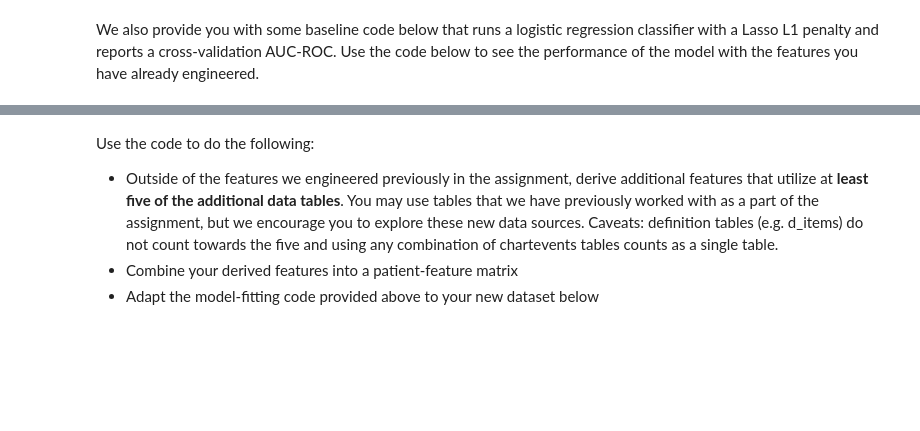
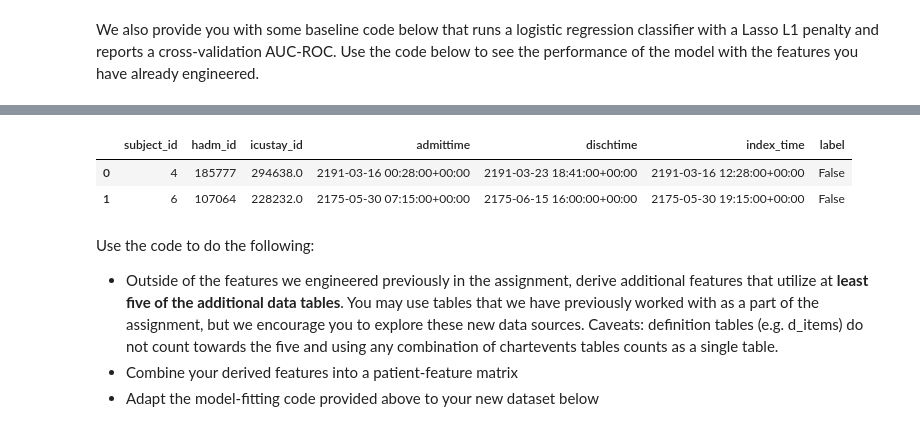
Before and after one commit to nick-allen21/BMDS215, a Jupyter notebook: A4/A4-Python.ipynb, the cells around one changed output, grey strips where cells are left out. Cells and saved outputs as stored; diff of their text form; code cells hidden in the pictures; blank space fills up the shorter version.

```diff
--- a/A4/A4-Python.ipynb
+++ b/A4/A4-Python.ipynb
@@ -109,7 +114,7 @@ Once you have downloaded and unzipped the data, you should see the following `7`
 **Specify the location of the folder containing the data in the following cells:**
 # %%
 # Specify the path to the folder containing the data files
-data_dir = "../../215data/A4_data" # <-- TODO: You will need to change this path
+data_dir = "/Users/nickallen/Documents/GitHub/BMDS215/A4/data"
 # %%
 # Run this cell to make sure all of the files are in the specified folder
 expected_file_list = ["cohort_labels.csv", "ADMISSIONS.csv", "DIAGNOSES_ICD.csv", "notes_small_cohort_v2.csv", "snomed_ct_isaclosure.csv", "snomed_ct_str_cui.csv","vitals_small_cohort.csv"]
@@ -679,3 +817,9 @@ fit_model(joined, shock_labels)
+# %%
+shock_labels.head(2)
+# %% [output]
+|  | subject_id | hadm_id | icustay_id | admittime | dischtime | index_time | label |
+| 0 | 4 | 185777 | 294638.0 | 2191-03-16 00:28:00+00:00 | 2191-03-23 18:41:00+00:00 | 2191-03-16 12:28:00+00:00 | False |
+| 1 | 6 | 107064 | 228232.0 | 2175-05-30 07:15:00+00:00 | 2175-06-15 16:00:00+00:00 | 2175-05-30 19:15:00+00:00 | False |
 # %% [markdown]
 
 Use the code to do the following:
```
Also changed, not shown: parts of 53 cells of this notebook, 12 other files.
